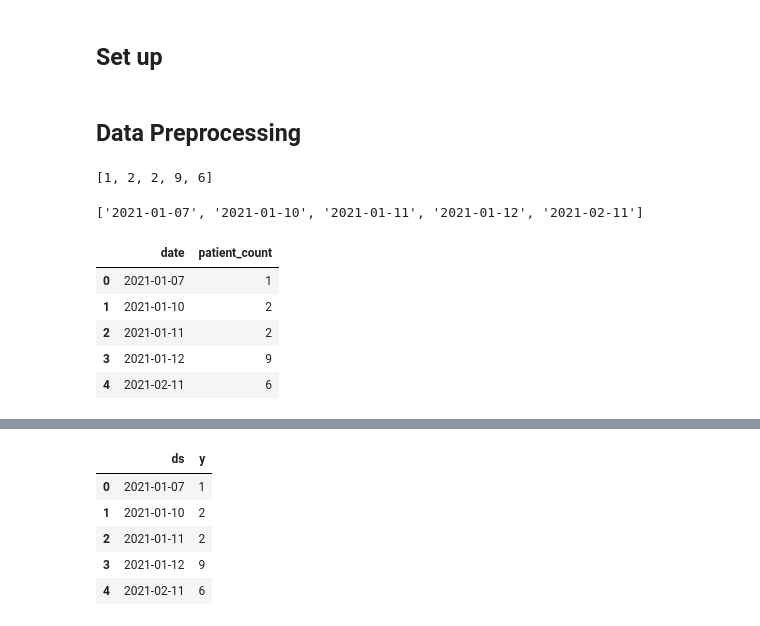
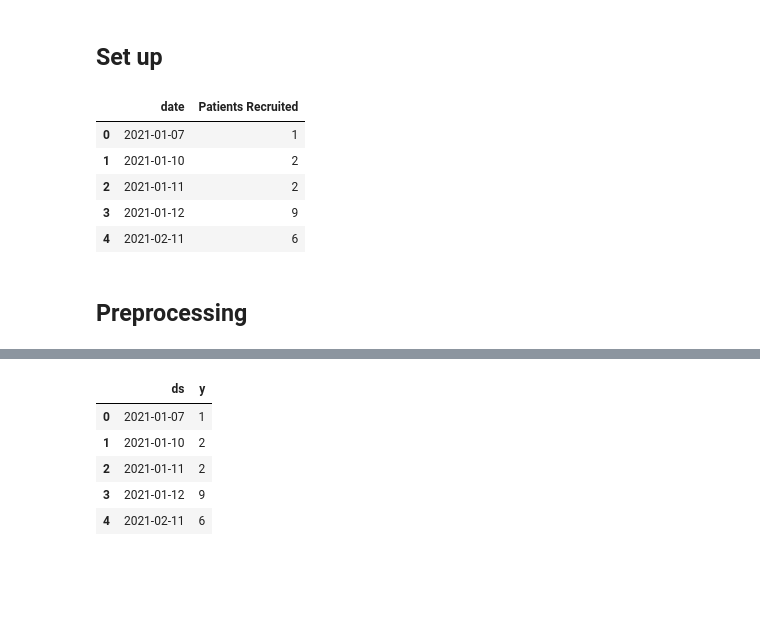
Before and after one commit to Louis-Bad/DACourse_prophet_forecast, a Jupyter notebook: forecasting.ipynb, the cells around one changed output, grey strips where cells are left out. Saved outputs shown, nothing was run; the diff lists cells and outputs as text; code cells hidden in the pictures; blank space fills up the shorter version.

```diff
--- a/forecasting.ipynb
+++ b/forecasting.ipynb
@@ -1148,23 +8,16 @@ patients = [1,
-# %% [markdown]
-## Data Preprocessing
-# %%
-patients[:5]
-# %% [output]
-[1, 2, 2, 9, 6]
-# %%
-dates[:5]
-# %% [output]
-['2021-01-07', '2021-01-10', '2021-01-11', '2021-01-12', '2021-02-11']
-# %%
-df = pd.DataFrame({"date":dates, "patient_count":patients})
-df.head()
-# %% [output]
-|  | date | patient_count |
-| 0 | 2021-01-07 | 1 |
-| 1 | 2021-01-10 | 2 |
-| 2 | 2021-01-11 | 2 |
-| 3 | 2021-01-12 | 9 |
-| 4 | 2021-02-11 | 6 |
+# %%
+# Importing the dataset
+df = pd.read_csv('data/recruited_daily.csv')
+df.head()
+# %% [output]
+|  | date | Patients Recruited |
+| 0 | 2021-01-07 | 1 |
+| 1 | 2021-01-10 | 2 |
+| 2 | 2021-01-11 | 2 |
+| 3 | 2021-01-12 | 9 |
+| 4 | 2021-02-11 | 6 |
+# %% [markdown]
+## Preprocessing
 # %%
 # Change dates to datetime objects
 df['date'] = pd.to_datetime(df['date'])
```
Also changed, not shown: parts of 7 cells of this notebook.
